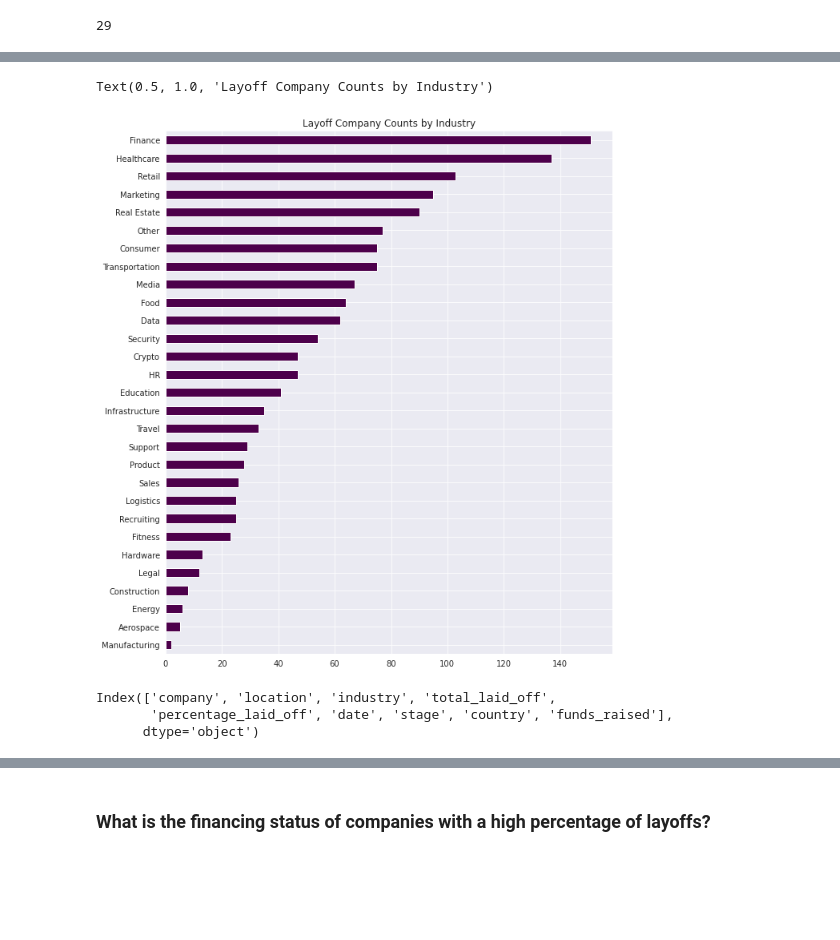
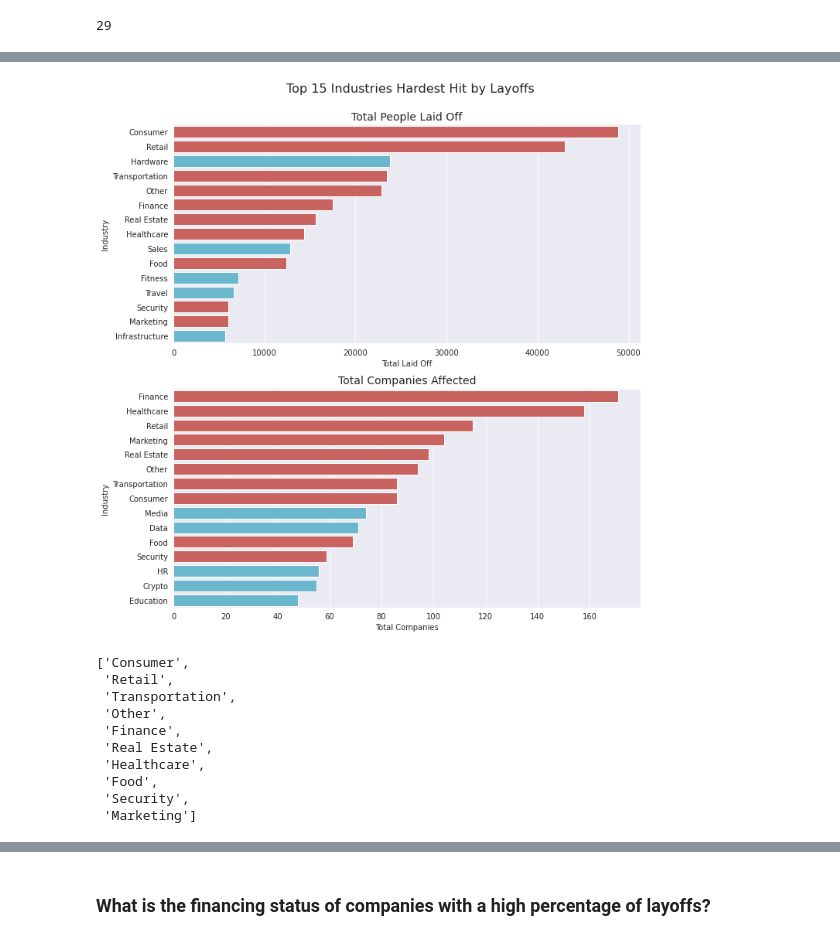
Before and after one commit to Maia97/layoffs-2022-analysis, a Jupyter notebook: layoffs-2022-analysis.ipynb, the cells around one changed output, grey strips where cells are left out. Drawn from its saved outputs; the diff is of its cells as text; code cells hidden in the pictures; blank space fills up the shorter version.

```diff
--- a/layoffs-2022-analysis.ipynb
+++ b/layoffs-2022-analysis.ipynb
@@ -134,14 +114,56 @@ sns.barplot(data=indsCount.iloc[:15], x='company', y='industry', palette='BuPu_r
-# %%
-plt.figure(figsize=(10,12))
-df.industry.value_counts().plot.barh(colormap='BuPu_r')
-plt.gca().invert_yaxis()
-plt.title('Layoff Company Counts by Industry')
-# %% [output]
-Text(0.5, 1.0, 'Layoff Company Counts by Industry')
-[figure, removed]
-# %%
-df.columns
-# %% [output]
-Index(['company', 'location', 'industry', 'total_laid_off',
-       'percentage_laid_off', 'date', 'stage', 'country', 'funds_raised'],
-      dtype='object')
+# %%
+# Visualize top industries
+
+# Top 15 indusries by total layoffs
+indsSum = df[['industry', 'total_laid_off']] \
+            .groupby('industry', as_index=False).sum() \
+            .sort_values(by='total_laid_off', ascending=False)
+
+# Top 15 indusries by total layoff companies
+indsCount = df[['industry', 'company']] \
+            .groupby('industry', as_index=False).count() \
+            .sort_values(by='company', ascending=False)
+
+# Industries in both top ranks
+inds = [i for i in indsSum.industry[:15] if i in indsCount.industry[:15].tolist()]
+
+# Create a custom palette to highlight the overlapping industries
+palette = ['#d9534f' if industry in inds else '#5bc0de' for industry in indsSum.industry[:15]]
+
+# Create a figure and set the size
+fig, axes = plt.subplots(nrows=2, ncols=1, figsize=(10, 10))
+fig.suptitle('Top 15 Industries Hardest Hit by Layoffs', fontsize=16, x=0.57, y=1)
+
+# First subplot (top)
+sns.barplot(ax=axes[0], data=indsSum.iloc[:15], x='total_laid_off', y='industry', palette=palette)
+axes[0].set_title('Total People Laid Off', fontsize=14)
+axes[0].set_xlabel('Total Laid Off')
+axes[0].set_ylabel('Industry')
+
+# Update the palette for the second plot
+palette = ['#d9534f' if industry in inds else '#5bc0de' for industry in indsCount.industry[:15]]
+
+# Second subplot (bottom)
+sns.barplot(ax=axes[1], data=indsCount.iloc[:15], x='company', y='industry', palette=palette)
+axes[1].set_title('Total Companies Affected', fontsize=14)
+axes[1].set_xlabel('Total Companies')
+axes[1].set_ylabel('Industry')
+
+# Adjust the layout and display the combined plots
+plt.tight_layout()
+plt.show()
+# %% [output]
+[figure, added]
+# %%
+inds
+# %% [output]
+['Consumer',
+ 'Retail',
+ 'Transportation',
+ 'Other',
+ 'Finance',
+ 'Real Estate',
+ 'Healthcare',
+ 'Food',
+ 'Security',
+ 'Marketing']
```
Also changed, not shown: parts of 20 cells of this notebook.
